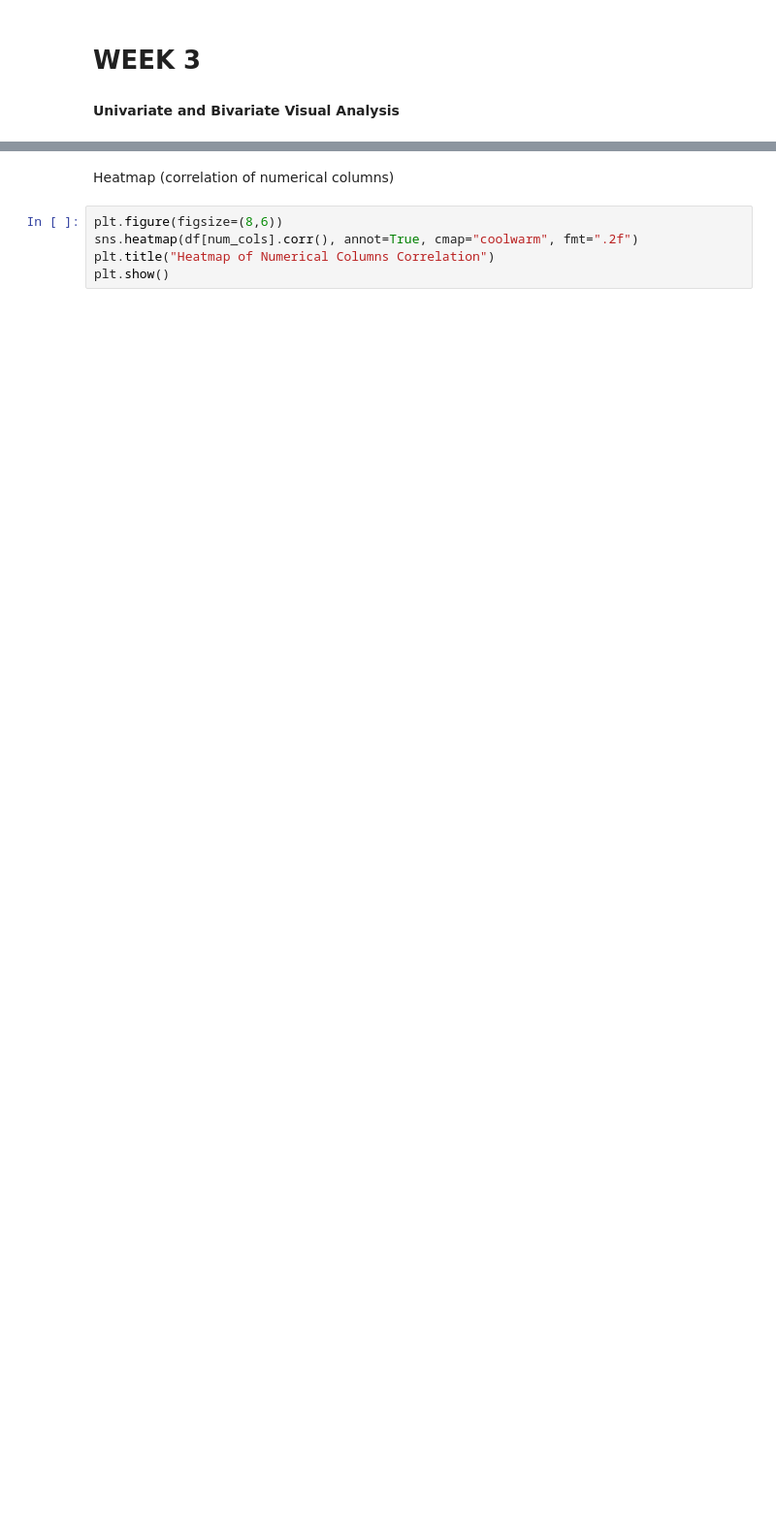
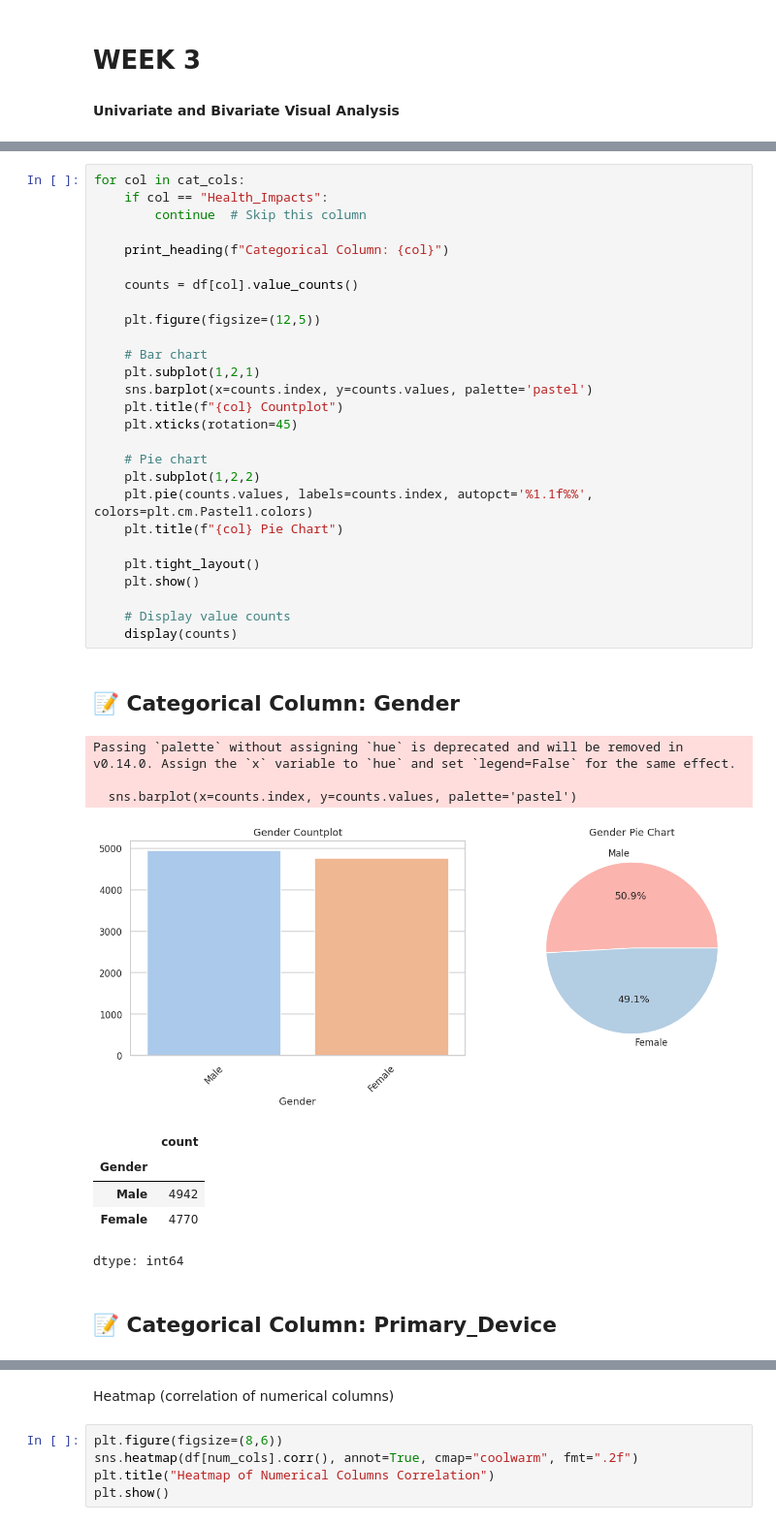
Before and after one commit to springboardmentor2468a-lab/Projects, a Jupyter notebook: Task3.ipynb, the cells around one changed output, grey strips where cells are left out. Shown at 97% size. Drawn from its saved outputs; the diff is of its cells as text; blank space fills up the shorter version.

```diff
--- a/Task3.ipynb
+++ b/Task3.ipynb
@@ -79,0 +92,39 @@ plt.show()
+# %%
+for col in cat_cols:
+    if col == "Health_Impacts":
+        continue  # Skip this column
+
+    print_heading(f"Categorical Column: {col}")
+
+    counts = df[col].value_counts()
+
+    plt.figure(figsize=(12,5))
+
+    # Bar chart
+    plt.subplot(1,2,1)
+    sns.barplot(x=counts.index, y=counts.values, palette='pastel')
+    plt.title(f"{col} Countplot")
+    plt.xticks(rotation=45)
+
+    # Pie chart
+    plt.subplot(1,2,2)
+    plt.pie(counts.values, labels=counts.index, autopct='%1.1f%%', colors=plt.cm.Pastel1.colors)
+    plt.title(f"{col} Pie Chart")
+
+    plt.tight_layout()
+    plt.show()
+
+    # Display value counts
+    display(counts)
+# %% [output]
+## 📝 Categorical Column: Gender
+Passing `palette` without assigning `hue` is deprecated and will be removed in v0.14.0. Assign the `x` variable to `hue` and set `legend=False` for the same effect.
+
+  sns.barplot(x=counts.index, y=counts.values, palette='pastel')
+[figure, added]
+|  | count |
+| Gender |  |
+| Male | 4942 |
+| Female | 4770 |
+dtype: int64
+## 📝 Categorical Column: Primary_Device
```
Also changed, not shown: parts of 30 cells of this notebook.
